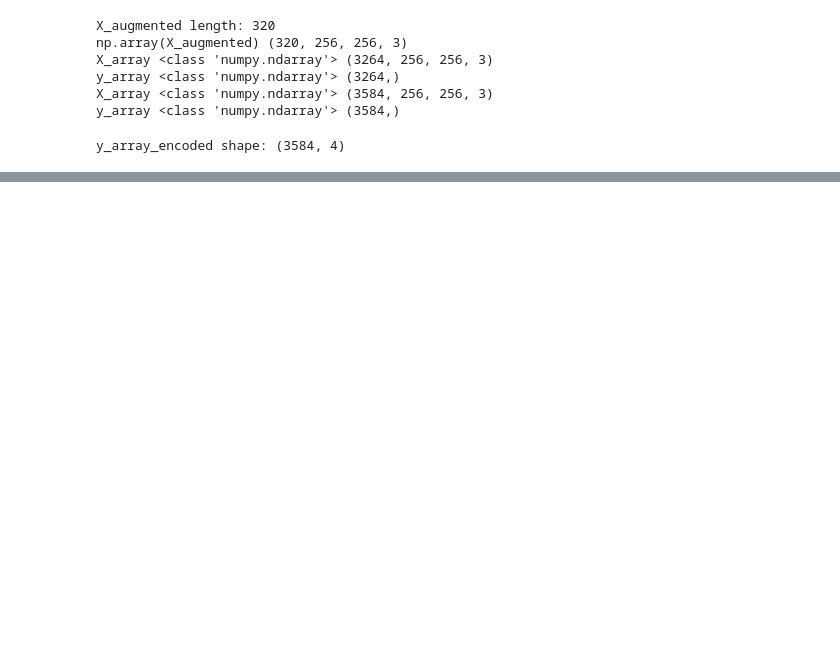
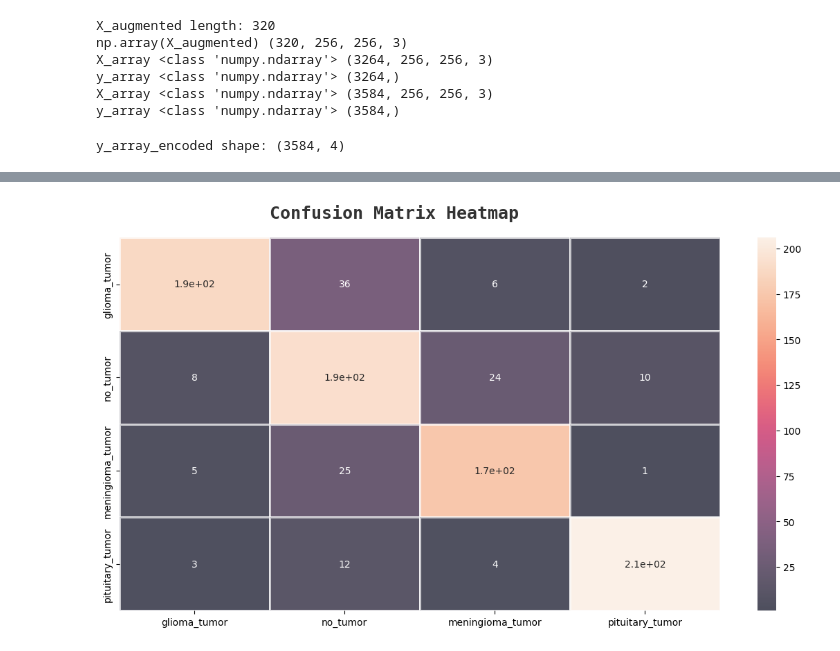
Before and after one commit to stjoha81/Capstone_2023_2024, a Jupyter notebook: Capstone Model.ipynb, the cells around one changed output, grey strips where cells are left out. Drawn from its saved outputs; the diff is of its cells as text; code cells hidden in the pictures; blank space fills up the shorter version.

Commit message:
Updated capstone model (train test split, model, and metrics).

```diff
--- a/Capstone Model.ipynb
+++ b/Capstone Model.ipynb
@@ -350,6 +365,7 @@ _________________________________________________________________
 # %%
 # Train the model
 
-model1_cnn.fit(x=X_train, y=y_train , epochs=20, verbose=2)
+# model1_cnn.fit(x=X_train, y=y_train , epochs=20, verbose=2)
+model1_cnn.fit(x=X_train, y=y_train , validation_data=(X_val, y_val), epochs=20, verbose=2)
 # %% [output]
 Epoch 1/20
@@ -372,8 +388,5 @@ Epoch 20/20
 <keras.src.callbacks.History at 0x...>
 # %%
 # Make predictions on test data
-
-# What is this used for?
-
-predictions = model1_cnn.predict(X_test)
+y_predicted = model1_cnn.predict(X_test)
 # %% [output]
@@ -393,7 +394,31 @@ score = model1_cnn.evaluate(X_test, y_test)
 # %%
-# Confusion matrix?
-from sklearn.metrics import confusion_matrix
+# Confusion matrix
 
-#cnn_confusion_matrix = confusion_matrix(y_test, predictions)
+# Save a copy of y_test beofre calling argmax (for development purposes).
+#y_test_copy = y_test
 
-# Classification report?
+# Why need argmax?
+# Taken from https://stackoverflow.com/questions/48987959/classification-metrics-cant-handle-a-mix-of-continuous-multioutput-and-multi-la
+y_test=np.argmax(y_test, axis=1)
+y_predicted=np.argmax(y_predicted, axis=1)
+
+cnn_confusion_matrix = confusion_matrix(y_test, y_predicted)
+# %%
+# Plot the confusion matrix as a heatmap.
+
+# Create a 1 x 1 subplot, size (14,7)
+fig,ax=plt.subplots(1,1,figsize=(14,7))
+
+# Create labels for the axes.
+axis_labels = ['glioma_tumor','no_tumor','meningioma_tumor','pituitary_tumor']
+
+# Generate a heatmap for the confusion matrix using the labels for each axis, and write the data in each cell.
+sns.heatmap(cnn_confusion_matrix,ax=ax,xticklabels=axis_labels,yticklabels=axis_labels,annot=True, alpha=0.7,linewidths=2)
+
+# Create text for the heatmap.
+fig.text(s="Confusion Matrix Heatmap",size=18,fontweight="bold", fontname="monospace",y=0.92,x=0.28,alpha=0.8)
+
+# Show the plot of the confusion matrix.
+plt.show()
+# %% [output]
+[figure, added]
```
Also changed, not shown: parts of 12 cells of this notebook.
